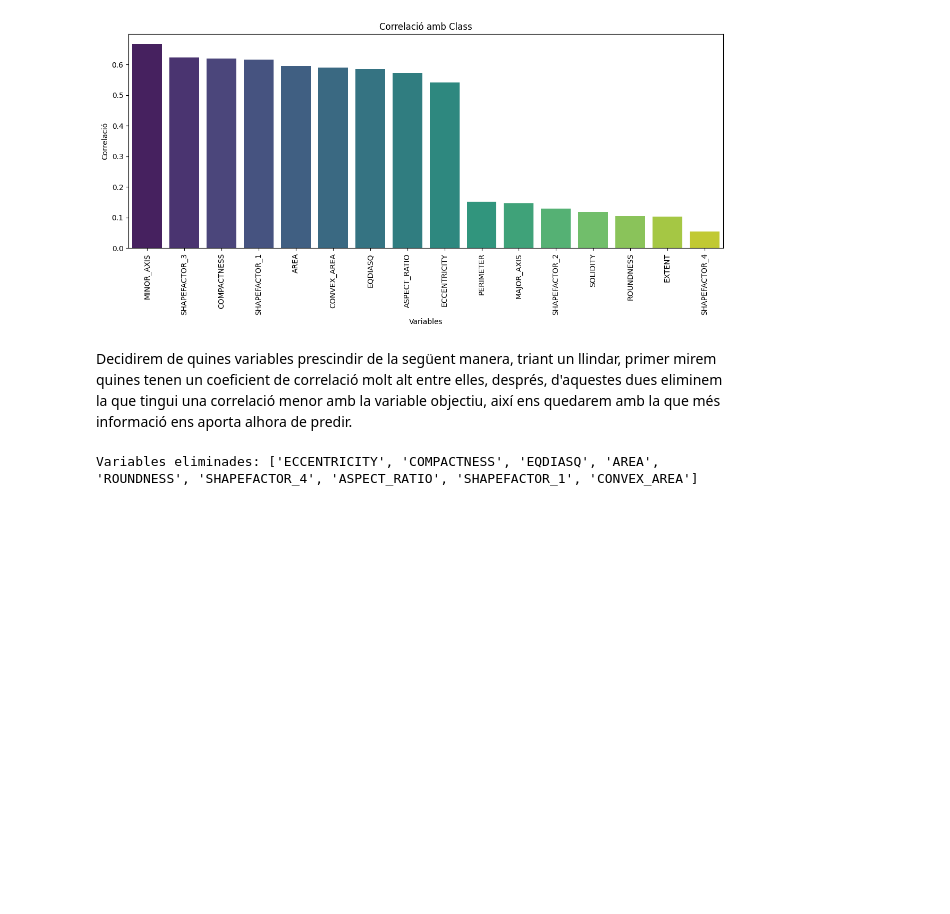
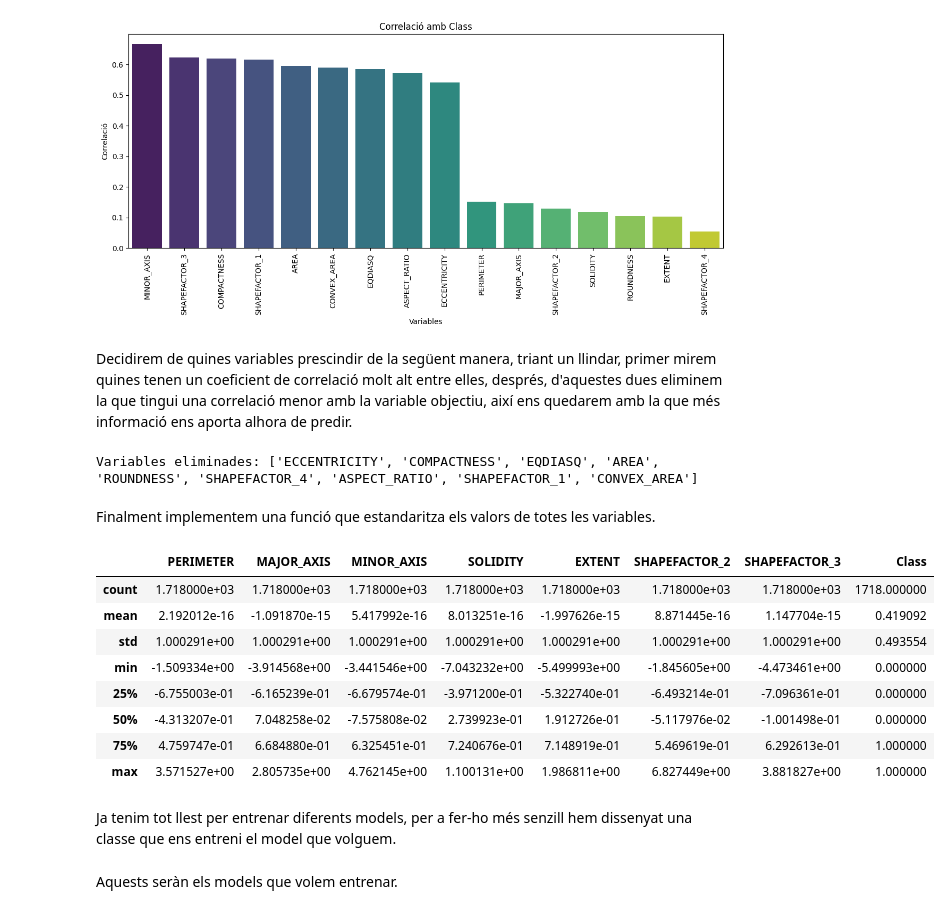
Before and after one commit to NIU1718117/Cas_Kaggle_Pistatxo, a Jupyter notebook: KAGGLE.ipynb, the cells around one changed output. Saved outputs shown, nothing was run; the diff lists cells and outputs as text; code cells hidden in the pictures; blank space fills up the shorter version.

```diff
--- a/KAGGLE.ipynb
+++ b/KAGGLE.ipynb
@@ -377,3 +422,23 @@ eliminades = analyzer.drop_highly_correlated(threshold=0.8)
 print("Variables eliminades:", eliminades)
 # %% [output]
 Variables eliminades: ['ECCENTRICITY', 'COMPACTNESS', 'EQDIASQ', 'AREA', 'ROUNDNESS', 'SHAPEFACTOR_4', 'ASPECT_RATIO', 'SHAPEFACTOR_1', 'CONVEX_AREA']
+# %% [markdown]
+Finalment implementem una funció que estandaritza els valors de totes les variables.
+# %%
+analyzer.estandaritzar_variables()
+
+analyzer.df.describe(include="all")
+# %% [output]
+|  | PERIMETER | MAJOR_AXIS | MINOR_AXIS | SOLIDITY | EXTENT | SHAPEFACTOR_2 | SHAPEFACTOR_3 | Class |
+| count | 1.718000e+03 | 1.718000e+03 | 1.718000e+03 | 1.718000e+03 | 1.718000e+03 | 1.718000e+03 | 1.718000e+03 | 1718.000000 |
+| mean | 2.192012e-16 | -1.091870e-15 | 5.417992e-16 | 8.013251e-16 | -1.997626e-15 | 8.871445e-16 | 1.147704e-15 | 0.419092 |
+| std | 1.000291e+00 | 1.000291e+00 | 1.000291e+00 | 1.000291e+00 | 1.000291e+00 | 1.000291e+00 | 1.000291e+00 | 0.493554 |
+| min | -1.509334e+00 | -3.914568e+00 | -3.441546e+00 | -7.043232e+00 | -5.499993e+00 | -1.845605e+00 | -4.473461e+00 | 0.000000 |
+| 25% | -6.755003e-01 | -6.165239e-01 | -6.679574e-01 | -3.971200e-01 | -5.322740e-01 | -6.493214e-01 | -7.096361e-01 | 0.000000 |
+| 50% | -4.313207e-01 | 7.048258e-02 | -7.575808e-02 | 2.739923e-01 | 1.912726e-01 | -5.117976e-02 | -1.001498e-01 | 0.000000 |
+| 75% | 4.759747e-01 | 6.684880e-01 | 6.325451e-01 | 7.240676e-01 | 7.148919e-01 | 5.469619e-01 | 6.292613e-01 | 1.000000 |
+| max | 3.571527e+00 | 2.805735e+00 | 4.762145e+00 | 1.100131e+00 | 1.986811e+00 | 6.827449e+00 | 3.881827e+00 | 1.000000 |
+# %% [markdown]
+Ja tenim tot llest per entrenar diferents models, per a fer-ho més senzill hem dissenyat una classe que ens entreni el model que volguem.
+# %% [markdown]
+Aquests seràn els models que volem entrenar.
```
Also changed, not shown: parts of 19 cells of this notebook.
